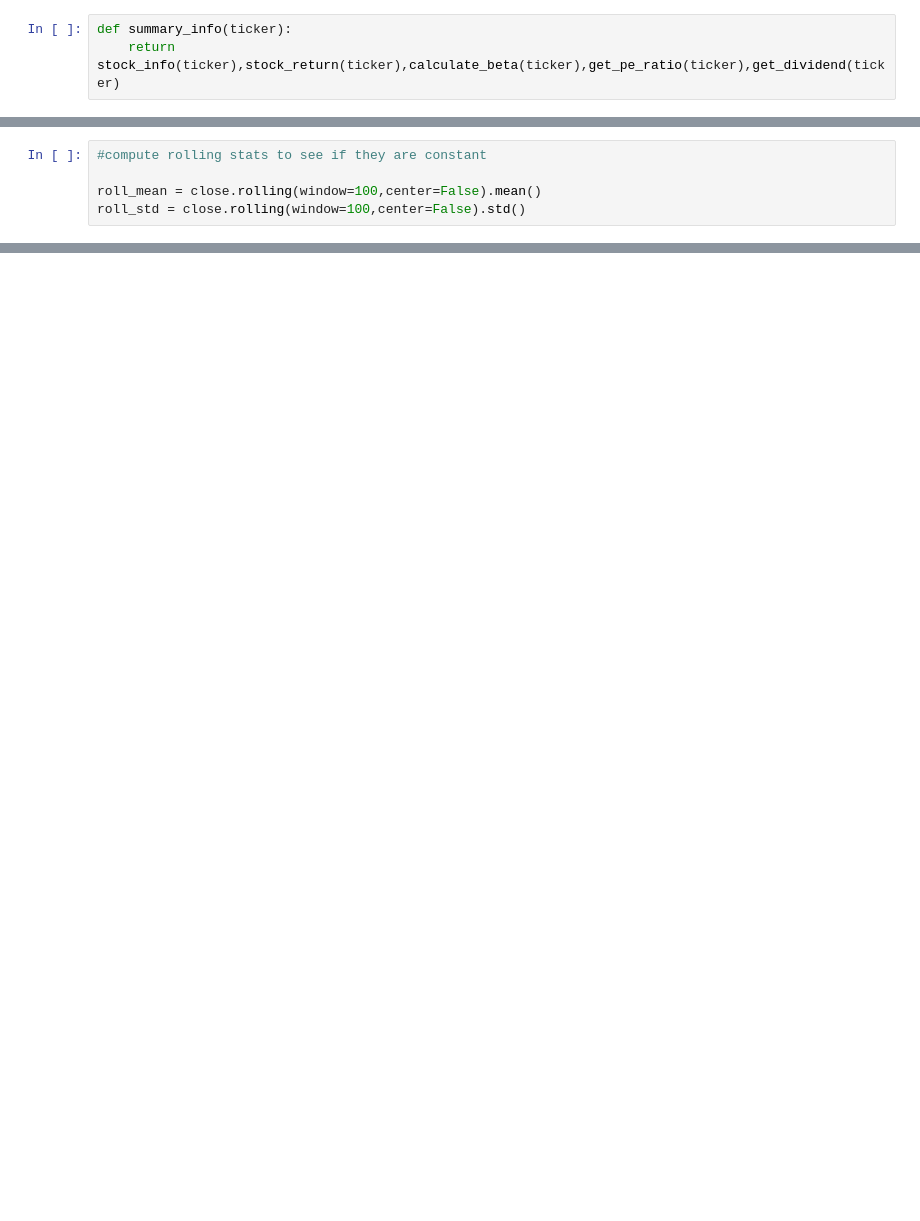
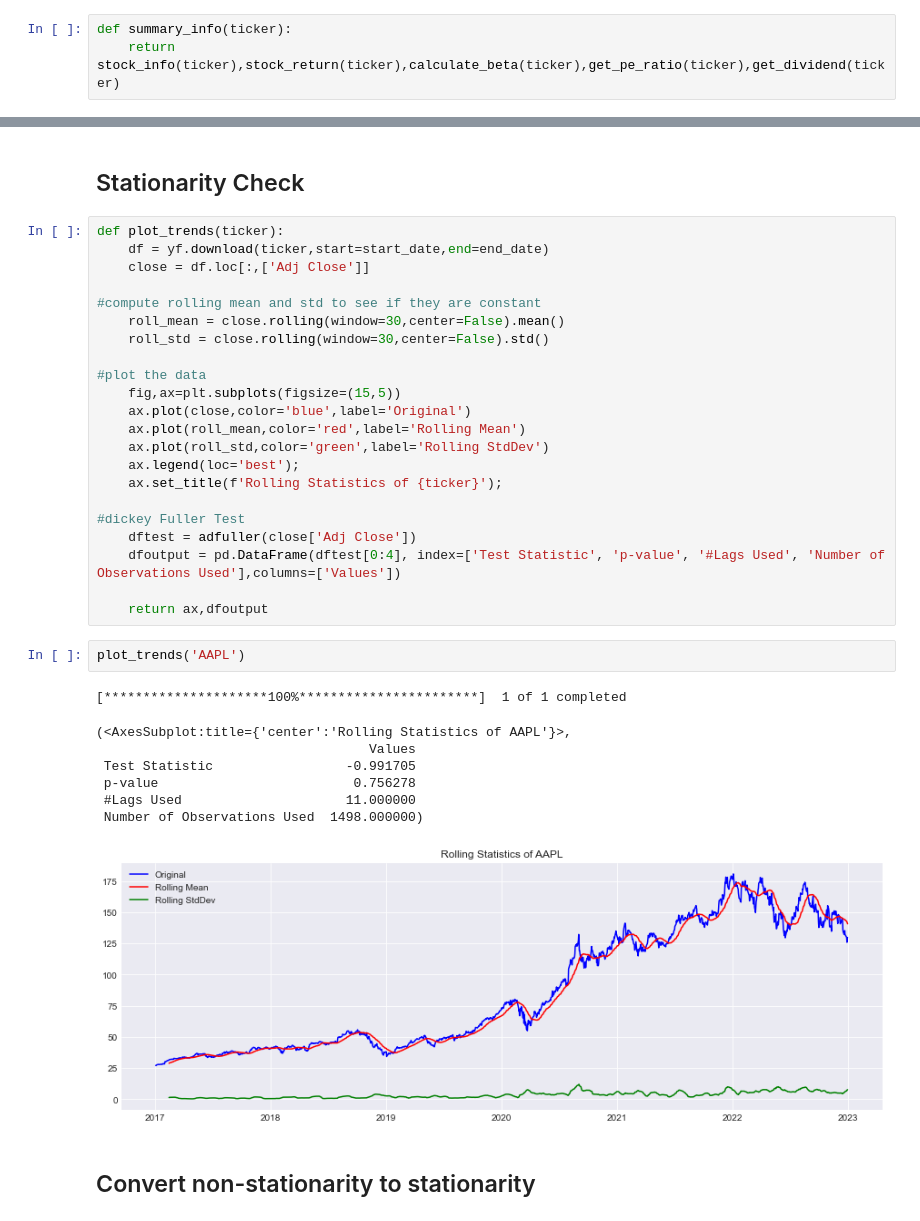
Before and after one commit to rahulakrish/portfolio_builder, a Jupyter notebook: notebook.ipynb, the cells around one changed output, grey strips where cells are left out. Drawn from its saved outputs; the diff is of its cells as text; blank space fills up the shorter version.

```diff
--- a/notebook.ipynb
+++ b/notebook.ipynb
@@ -154,5 +141,0 @@ close.plot(figsize=(15,8),legend=True);
-# %%
-#compute rolling stats to see if they are constant
-
-roll_mean = close.rolling(window=100,center=False).mean()
-roll_std = close.rolling(window=100,center=False).std()
@@ -168,0 +158,37 @@ ax.legend(loc='best');
+# %% [markdown]
+## Stationarity Check
+# %%
+def plot_trends(ticker):
+    df = yf.download(ticker,start=start_date,end=end_date)
+    close = df.loc[:,['Adj Close']]
+
+#compute rolling mean and std to see if they are constant
+    roll_mean = close.rolling(window=30,center=False).mean()
+    roll_std = close.rolling(window=30,center=False).std()
+
+#plot the data
+    fig,ax=plt.subplots(figsize=(15,5))
+    ax.plot(close,color='blue',label='Original')
+    ax.plot(roll_mean,color='red',label='Rolling Mean')
+    ax.plot(roll_std,color='green',label='Rolling StdDev')
+    ax.legend(loc='best');
+    ax.set_title(f'Rolling Statistics of {ticker}');
+
+#dickey Fuller Test
+    dftest = adfuller(close['Adj Close'])
+    dfoutput = pd.DataFrame(dftest[0:4], index=['Test Statistic', 'p-value', '#Lags Used', 'Number of Observations Used'],columns=['Values'])
+
+    return ax,dfoutput
+# %%
+plot_trends('AAPL')
+# %% [output]
+[*********************100%***********************]  1 of 1 completed
+(<AxesSubplot:title={'center':'Rolling Statistics of AAPL'}>,
+                                   Values
+ Test Statistic                 -0.991705
+ p-value                         0.756278
+ #Lags Used                     11.000000
+ Number of Observations Used  1498.000000)
+[figure, added]
+# %% [markdown]
+## Convert non-stationarity to stationarity
```
Also changed, not shown: parts of 11 cells of this notebook.
